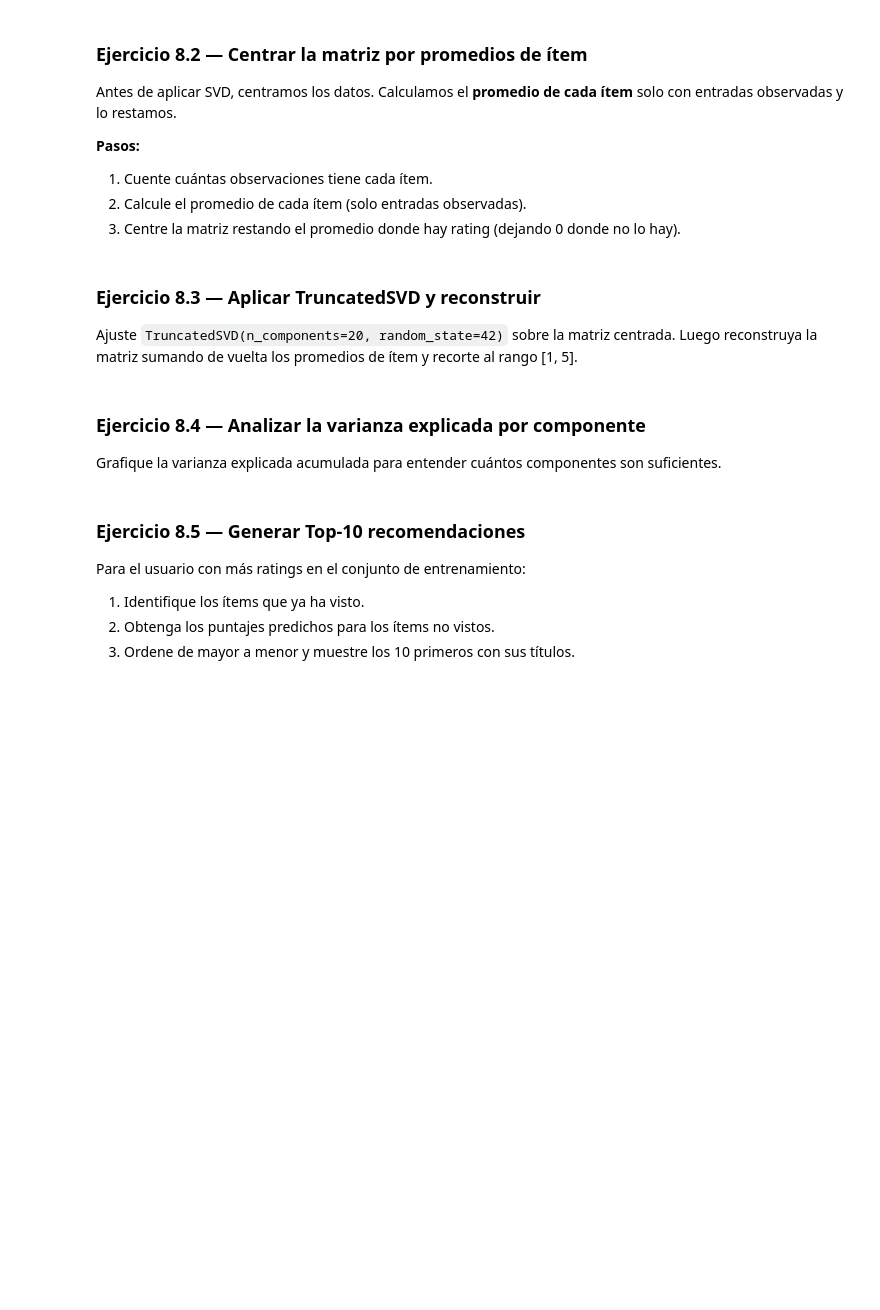
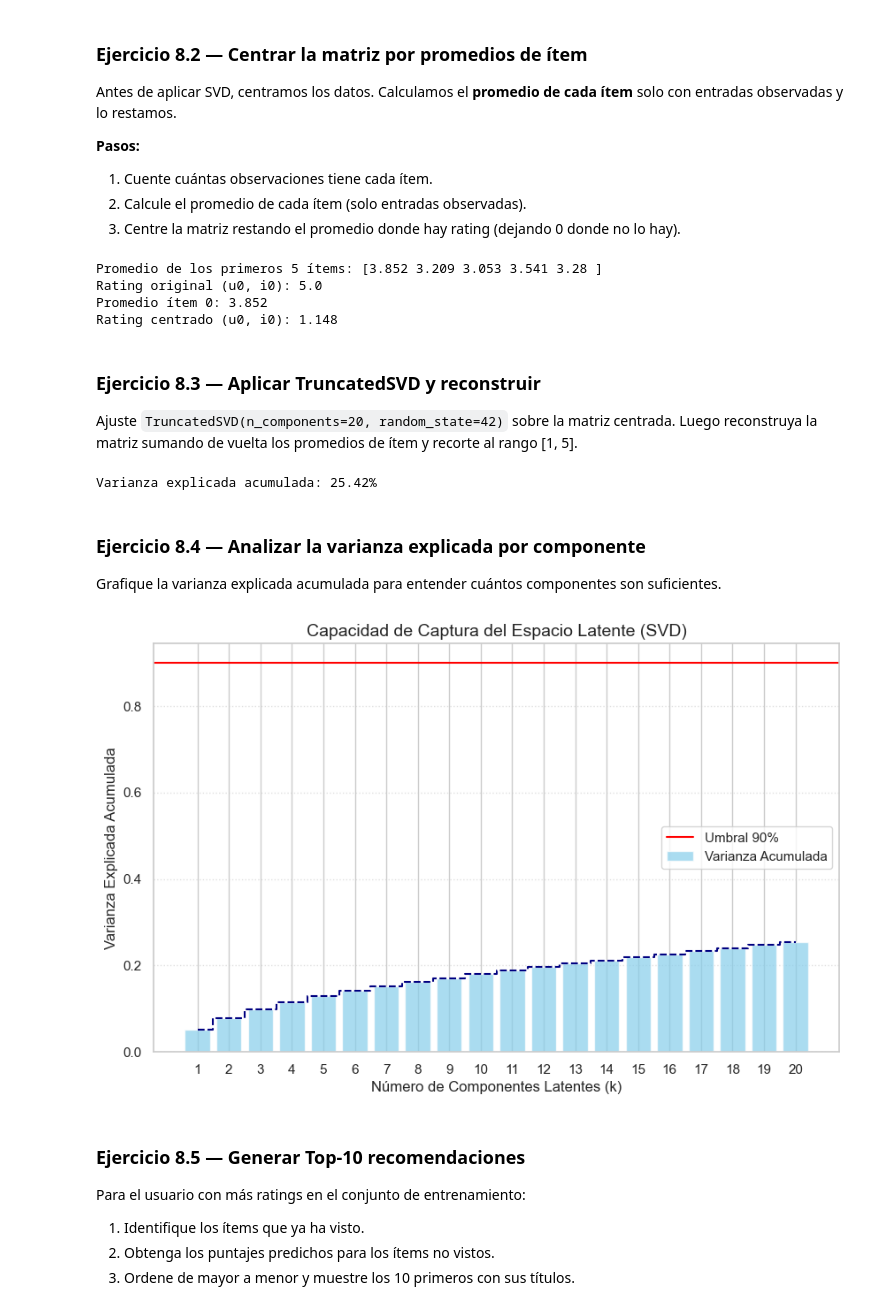
Before and after one commit to juanardila10/SistemasRecomendacion, a Jupyter notebook: MINE_4201_Laboratorio_3_V6.ipynb, the cells around one changed output. Drawn from its saved outputs; the diff is of its cells as text; code cells hidden in the pictures; blank space fills up the shorter version.

Commit message:
Punto 8 y 9

```diff
--- a/MINE_4201_Laboratorio_3_V6.ipynb
+++ b/MINE_4201_Laboratorio_3_V6.ipynb
@@ -669,7 +669,8 @@ item_codes, item_index = pd.factorize(train_df["item_id"], sort=True)
 
 dense_ratings = np.zeros((len(user_index), len(item_index)), dtype=float)
 # TODO: Rellene la matriz con los ratings
-dense_ratings[___] = ___
+# Usamos user_codes e item_codes como los índices de fila y columna
+dense_ratings[user_codes, item_codes] = train_df["rating"]
 observed_mask = dense_ratings > 0
 
 # Mapeos para convertir entre IDs y posiciones
@@ -697,9 +701,18 @@ item_means = np.divide(
     where=item_counts > 0,
 )
 # TODO: Cree la matriz centrada restando item_means donde hay rating
-centered_dense = ___
+centered_dense = np.where(observed_mask, dense_ratings - item_means, 0.0)
 
 print(f"Promedio de los primeros 5 ítems: {np.round(item_means[:5], 3)}")
+
+print(f"Rating original (u0, i0): {dense_ratings[0, 0]}")
+print(f"Promedio ítem 0: {item_means[0]:.3f}")
+print(f"Rating centrado (u0, i0): {centered_dense[0, 0]:.3f}")
+# %% [output]
+Promedio de los primeros 5 ítems: [3.852 3.209 3.053 3.541 3.28 ]
+Rating original (u0, i0): 5.0
+Promedio ítem 0: 3.852
+Rating centrado (u0, i0): 1.148
 # %% [markdown]
 ### Ejercicio 8.3 — Aplicar TruncatedSVD y reconstruir
 
@@ -708,14 +721,21 @@ Luego reconstruya la matriz sumando de vuelta los promedios de ítem y recorte a
 # %%
 # TODO: Aplique TruncatedSVD y reconstruya la matriz
 modern_svd = TruncatedSVD(n_components=20, random_state=42)
-user_latent = ___
+# user_latent (M x k): Representación de usuarios en el espacio latente
+user_latent = modern_svd.fit_transform(centered_dense)
+
+# item_latent (k x N): Representación de ítems en el espacio latente
+item_latent = modern_svd.components_
 
 # TODO: Reconstruya sumando promedios de ítem y recorte al rango [1, 5]
-reconstructed_dense = ___
+# El producto punto genera la predicción centrada
+reconstructed_dense = (user_latent @ item_latent) + item_means
 reconstructed_dense = np.clip(reconstructed_dense, 1, 5)
 
 explained = modern_svd.explained_variance_ratio_.sum()
 print(f"Varianza explicada acumulada: {explained:.2%}")
+# %% [output]
+Varianza explicada acumulada: 25.42%
 # %% [markdown]
 ### Ejercicio 8.4 — Analizar la varianza explicada por componente
 
@@ -723,9 +743,26 @@ Grafique la varianza explicada acumulada para entender cuántos componentes son
 # %%
 # TODO: Grafique la varianza explicada acumulada
 cum_var = np.cumsum(modern_svd.explained_variance_ratio_)
 
 # TODO: Cree un gráfico de barras con cum_var
-# Agregue una línea horizontal en 90% como referencia
+plt.figure(figsize=(10, 6))
+x_axis = np.arange(1, len(cum_var) + 1)
+
+plt.bar(x_axis, cum_var, color='skyblue', alpha=0.7, label='Varianza Acumulada')
+plt.step(x_axis, cum_var, where='mid', color='navy', linestyle='--')
+plt.axhline(y=0.90, color='red', linestyle='-', label='Umbral 90%')
+
+
+plt.title('Capacidad de Captura del Espacio Latente (SVD)', fontsize=14)
+plt.xlabel('Número de Componentes Latentes (k)', fontsize=12)
+plt.ylabel('Varianza Explicada Acumulada', fontsize=12)
+plt.xticks(x_axis)
+plt.legend(loc='best')
+plt.grid(axis='y', linestyle=':', alpha=0.6)
+
+plt.show()
+# %% [output]
+[figure, added]
 # %% [markdown]
 ### Ejercicio 8.5 — Generar Top-10 recomendaciones
 
```
Also changed, not shown: parts of 6 cells of this notebook.
